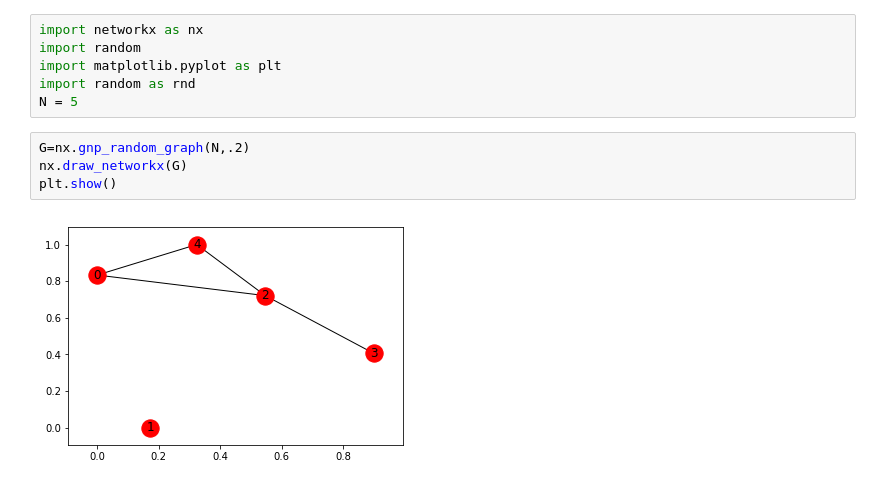
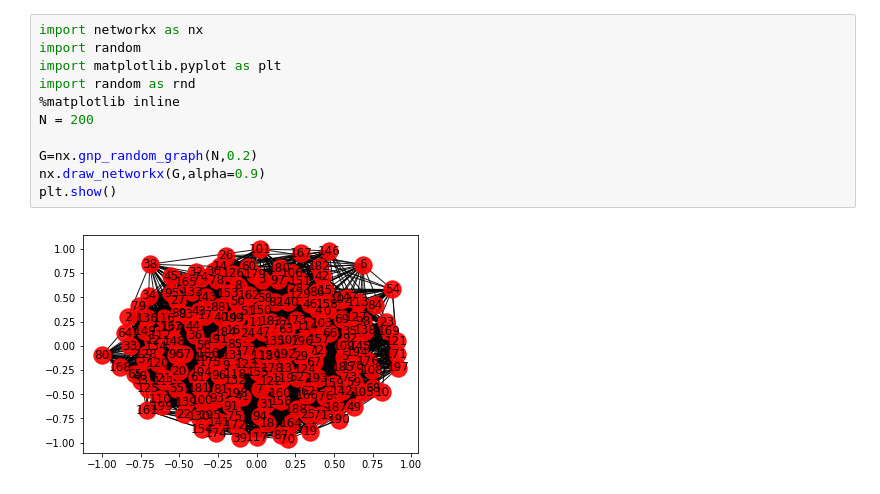
Before and after one commit to puva01/thesis, a Jupyter notebook: Independent Cascade Model.ipynb, the cells around one changed output. Drawn from its saved outputs; the diff is of its cells as text.

```diff
--- a/Independent Cascade Model.ipynb
+++ b/Independent Cascade Model.ipynb
@@ -1,13 +1,14 @@
 # %%
 import networkx as nx
 import random
 import matplotlib.pyplot as plt
 import random as rnd
-N = 5
+%matplotlib inline
+N = 200
+
+G=nx.gnp_random_graph(N,0.2)
+nx.draw_networkx(G,alpha=0.9)
+plt.show()
+# %% [output]
+[figure, added]
-# %%
-G=nx.gnp_random_graph(N,.2)
-nx.draw_networkx(G)
-plt.show()
-# %% [output]
-[figure, removed]
 # %%
```
Also changed, not shown: parts of 12 cells of this notebook.
